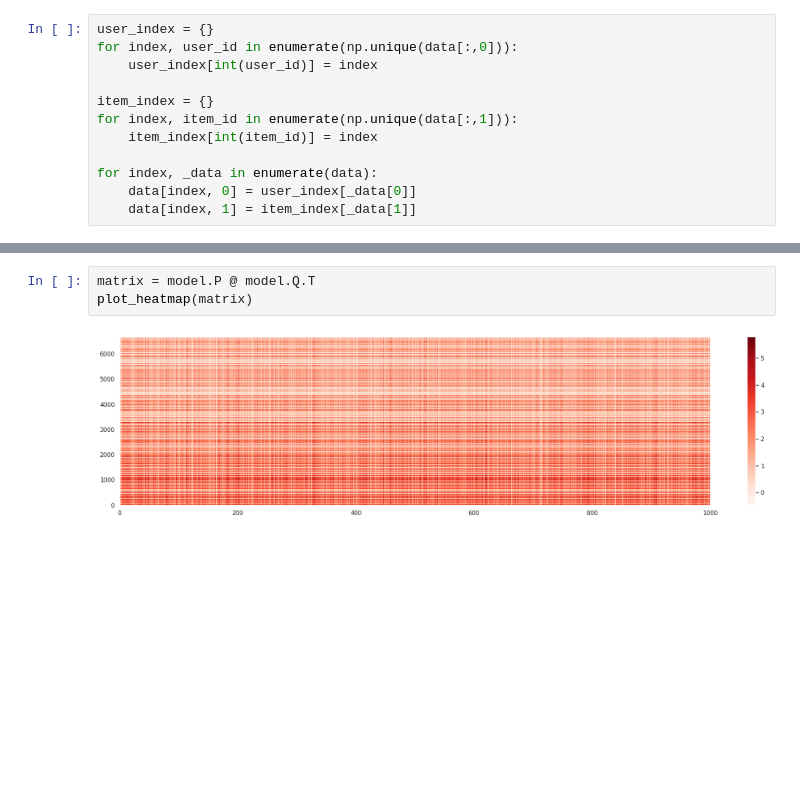
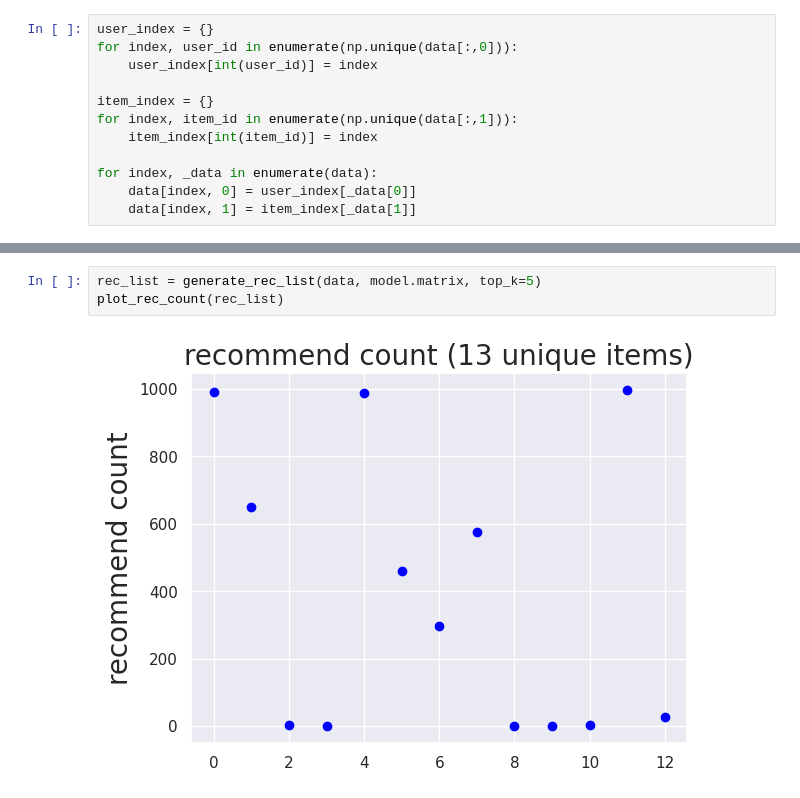
Before and after one commit to tatsuki1107/recsys-training, a Jupyter notebook: notebook/MF.ipynb, the cells around one changed output, grey strips where cells are left out. Saved outputs shown, nothing was run; the diff lists cells and outputs as text; blank space fills up the shorter version.

```diff
--- a/notebook/MF.ipynb
+++ b/notebook/MF.ipynb
@@ -70,5 +84,5 @@ plot_train_curve(
-# %%
-matrix = model.P @ model.Q.T
-plot_heatmap(matrix)
-# %% [output]
-[figure, removed]
+# %%
+rec_list = generate_rec_list(data, model.matrix, top_k=5)
+plot_rec_count(rec_list)
+# %% [output]
+[figure, added]
```
Also changed, not shown: parts of 14 cells of this notebook, 7 other files.
